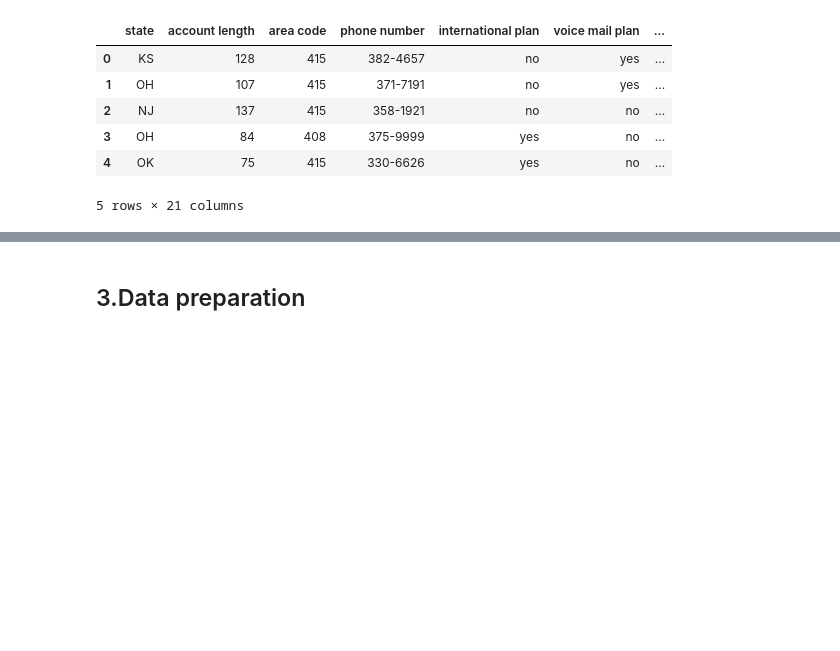
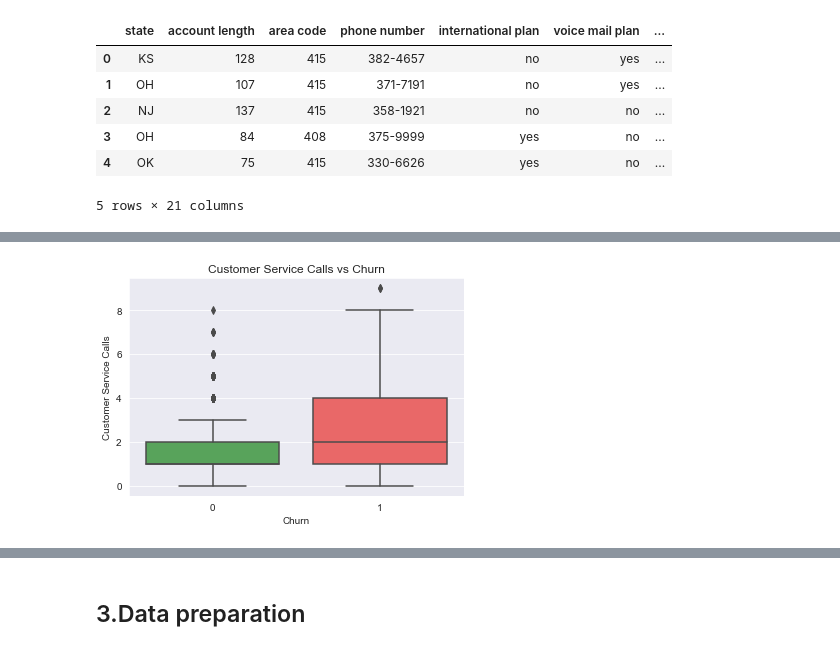
Before and after one commit to tonny001-rgb/CUSTOMER-CHURN-CLASSIFICATION-, a Jupyter notebook: notebooks/churn_analysis.ipynb, the cells around one changed output, grey strips where cells are left out. Saved outputs shown, nothing was run; the diff lists cells and outputs as text; code cells hidden in the pictures; blank space fills up the shorter version.

```diff
--- a/notebooks/churn_analysis.ipynb
+++ b/notebooks/churn_analysis.ipynb
@@ -92,0 +152,17 @@ df.describe()
+# %%
+plt.figure(figsize=(6,4))
+
+sns.boxplot(
+    x='churn',
+    y='customer service calls',
+    data=df,
+    palette=['#4CAF50', '#FF5252']
+)
+
+plt.title("Customer Service Calls vs Churn")
+plt.xlabel("Churn")
+plt.ylabel("Customer Service Calls")
+
+plt.show()
+# %% [output]
+[figure, added]
```
Also changed, not shown: parts of 55 cells of this notebook.
